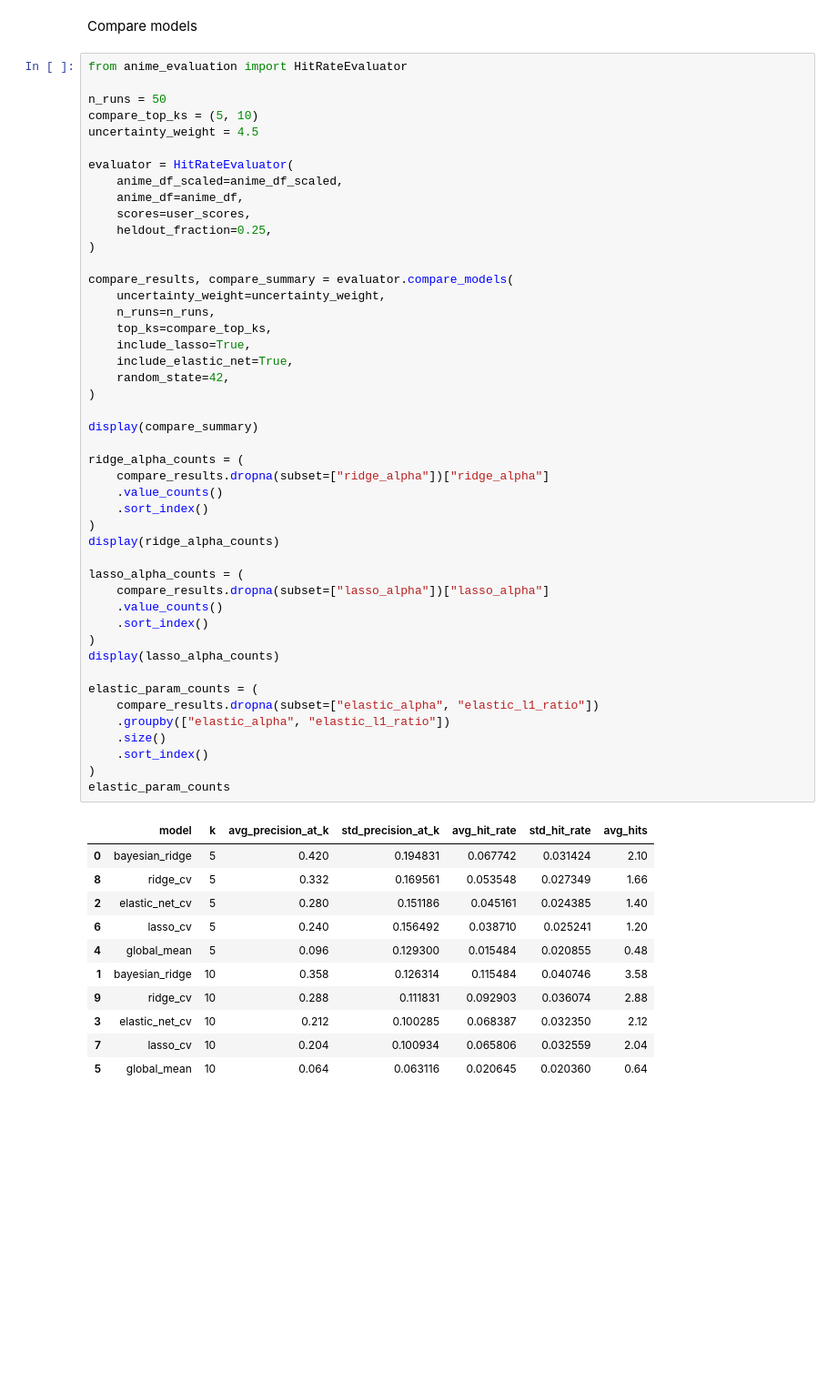
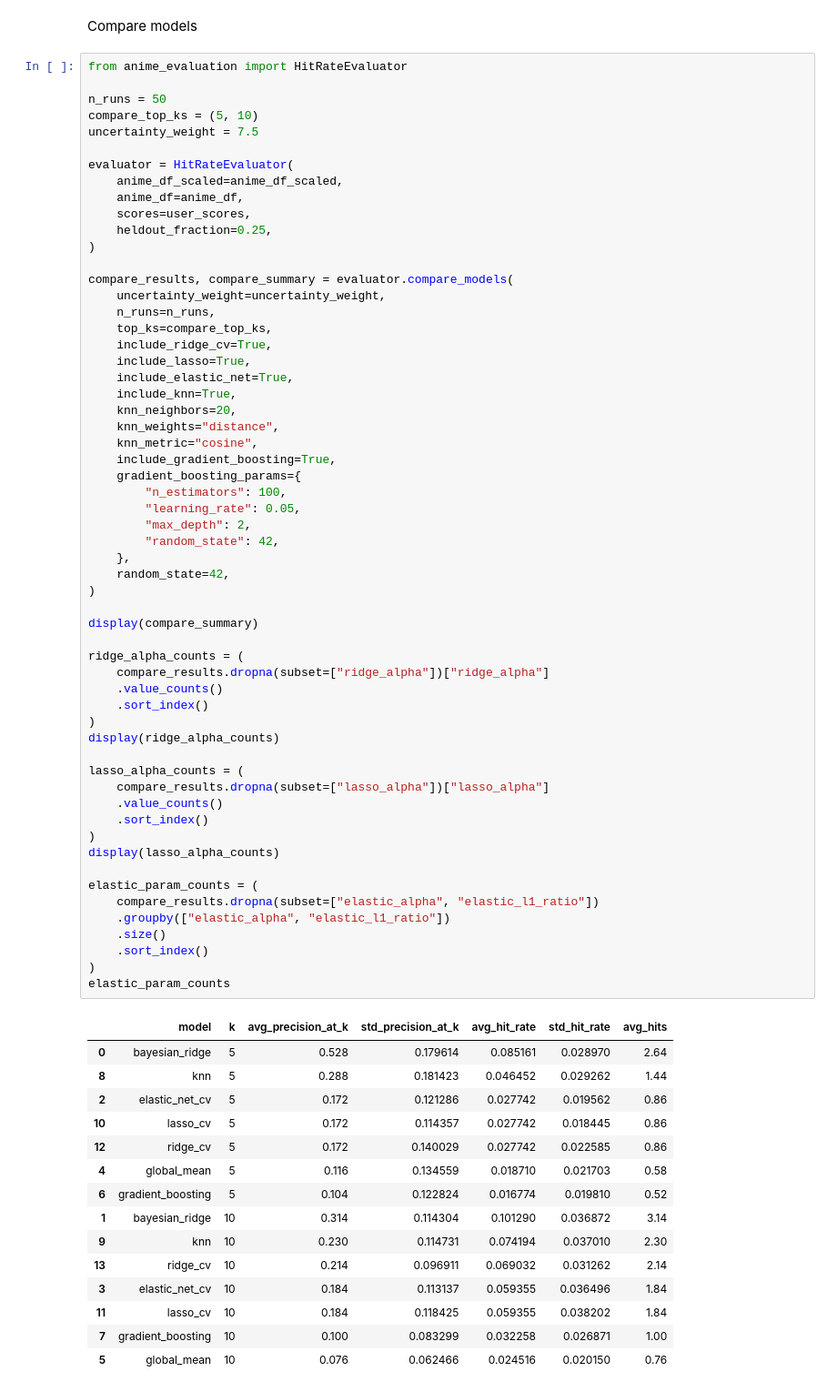
Before and after one commit to sidmetikala-dev/anirec_v2, a Jupyter notebook: notebooks/model_comparison_20260615.ipynb, the cells around one changed output. Shown at 91% size. Cells and saved outputs as stored; diff of their text form; blank space fills up the shorter version.

```diff
--- a/notebooks/model_comparison_20260615.ipynb
+++ b/notebooks/model_comparison_20260615.ipynb
@@ -259,7 +259,7 @@ from anime_evaluation import HitRateEvaluator
 
 n_runs = 50
 compare_top_ks = (5, 10)
-uncertainty_weight = 4.5
+uncertainty_weight = 7.5
 
 evaluator = HitRateEvaluator(
     anime_df_scaled=anime_df_scaled,
@@ -272,44 +272,60 @@ compare_results, compare_summary = evaluator.compare_models(
     uncertainty_weight=uncertainty_weight,
     n_runs=n_runs,
     top_ks=compare_top_ks,
+    include_ridge_cv=True,
     include_lasso=True,
     include_elastic_net=True,
+    include_knn=True,
+    knn_neighbors=20,
+    knn_weights="distance",
+    knn_metric="cosine",
+    include_gradient_boosting=True,
+    gradient_boosting_params={
+        "n_estimators": 100,
+        "learning_rate": 0.05,
+        "max_depth": 2,
+        "random_state": 42,
+    },
     random_state=42,
 )
 
 display(compare_summary)
 
 ridge_alpha_counts = (
     compare_results.dropna(subset=["ridge_alpha"])["ridge_alpha"]
     .value_counts()
     .sort_index()
 )
 display(ridge_alpha_counts)
 
 lasso_alpha_counts = (
     compare_results.dropna(subset=["lasso_alpha"])["lasso_alpha"]
     .value_counts()
     .sort_index()
 )
 display(lasso_alpha_counts)
 
 elastic_param_counts = (
     compare_results.dropna(subset=["elastic_alpha", "elastic_l1_ratio"])
     .groupby(["elastic_alpha", "elastic_l1_ratio"])
     .size()
     .sort_index()
 )
 elastic_param_counts
 # %% [output]
 |  | model | k | avg_precision_at_k | std_precision_at_k | avg_hit_rate | std_hit_rate | avg_hits |
-| 0 | bayesian_ridge | 5 | 0.420 | 0.194831 | 0.067742 | 0.031424 | 2.10 |
-| 8 | ridge_cv | 5 | 0.332 | 0.169561 | 0.053548 | 0.027349 | 1.66 |
-| 2 | elastic_net_cv | 5 | 0.280 | 0.151186 | 0.045161 | 0.024385 | 1.40 |
-| 6 | lasso_cv | 5 | 0.240 | 0.156492 | 0.038710 | 0.025241 | 1.20 |
-| 4 | global_mean | 5 | 0.096 | 0.129300 | 0.015484 | 0.020855 | 0.48 |
-| 1 | bayesian_ridge | 10 | 0.358 | 0.126314 | 0.115484 | 0.040746 | 3.58 |
-| 9 | ridge_cv | 10 | 0.288 | 0.111831 | 0.092903 | 0.036074 | 2.88 |
-| 3 | elastic_net_cv | 10 | 0.212 | 0.100285 | 0.068387 | 0.032350 | 2.12 |
-| 7 | lasso_cv | 10 | 0.204 | 0.100934 | 0.065806 | 0.032559 | 2.04 |
-| 5 | global_mean | 10 | 0.064 | 0.063116 | 0.020645 | 0.020360 | 0.64 |
+| 0 | bayesian_ridge | 5 | 0.528 | 0.179614 | 0.085161 | 0.028970 | 2.64 |
+| 8 | knn | 5 | 0.288 | 0.181423 | 0.046452 | 0.029262 | 1.44 |
+| 2 | elastic_net_cv | 5 | 0.172 | 0.121286 | 0.027742 | 0.019562 | 0.86 |
+| 10 | lasso_cv | 5 | 0.172 | 0.114357 | 0.027742 | 0.018445 | 0.86 |
+| 12 | ridge_cv | 5 | 0.172 | 0.140029 | 0.027742 | 0.022585 | 0.86 |
+| 4 | global_mean | 5 | 0.116 | 0.134559 | 0.018710 | 0.021703 | 0.58 |
+| 6 | gradient_boosting | 5 | 0.104 | 0.122824 | 0.016774 | 0.019810 | 0.52 |
+| 1 | bayesian_ridge | 10 | 0.314 | 0.114304 | 0.101290 | 0.036872 | 3.14 |
+| 9 | knn | 10 | 0.230 | 0.114731 | 0.074194 | 0.037010 | 2.30 |
+| 13 | ridge_cv | 10 | 0.214 | 0.096911 | 0.069032 | 0.031262 | 2.14 |
+| 3 | elastic_net_cv | 10 | 0.184 | 0.113137 | 0.059355 | 0.036496 | 1.84 |
+| 11 | lasso_cv | 10 | 0.184 | 0.118425 | 0.059355 | 0.038202 | 1.84 |
+| 7 | gradient_boosting | 10 | 0.100 | 0.083299 | 0.032258 | 0.026871 | 1.00 |
+| 5 | global_mean | 10 | 0.076 | 0.062466 | 0.024516 | 0.020150 | 0.76 |
 ridge_alpha
```
Also changed, not shown: parts of 12 cells of this notebook, 6 other files.
